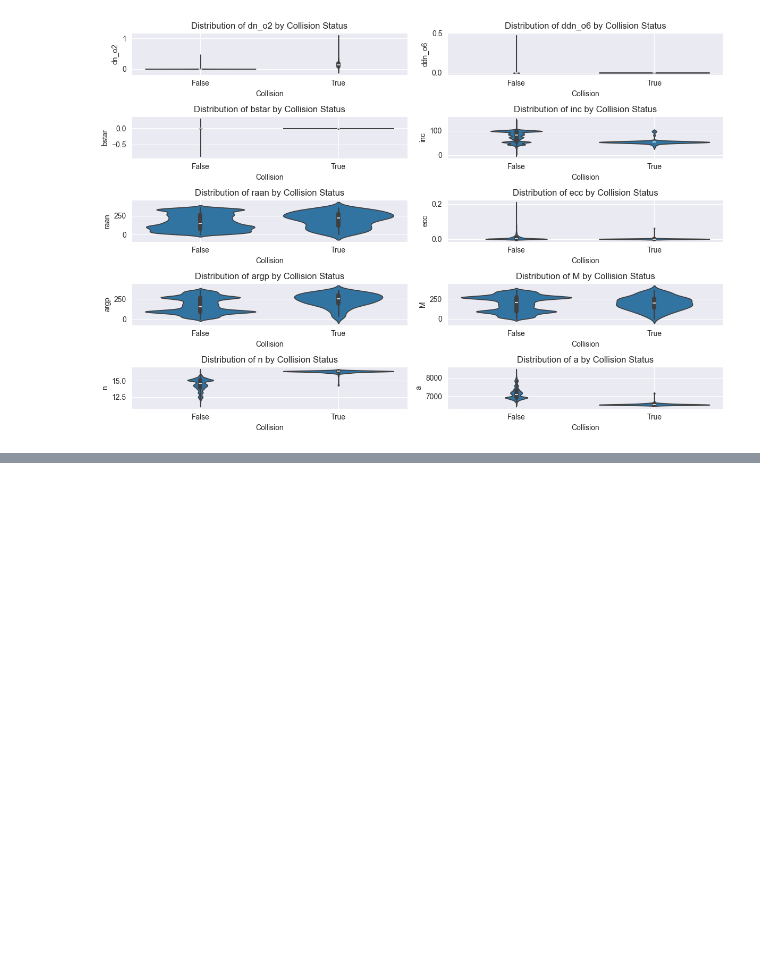
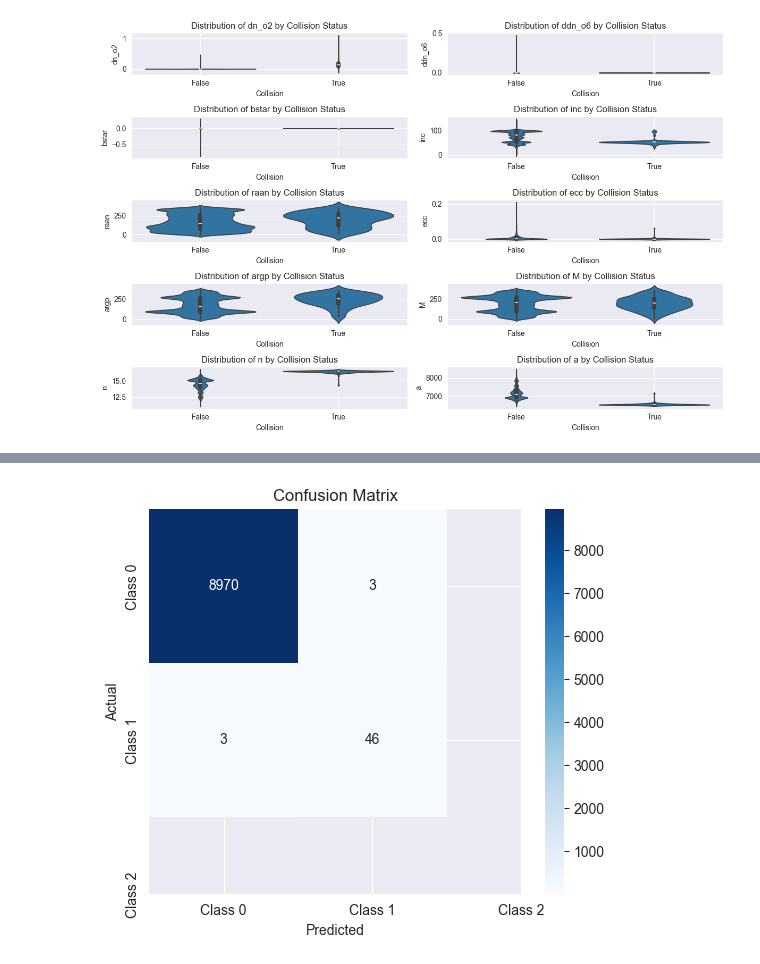
Before and after one commit to coleandreoli/SpaceDebrisCollisionPredictor, a Jupyter notebook: GetData.ipynb, the cells around one changed output, grey strips where cells are left out. Cells and saved outputs as stored; diff of their text form; code cells hidden in the pictures; blank space fills up the shorter version.

```diff
--- a/GetData.ipynb
+++ b/GetData.ipynb
@@ -327,0 +329,4 @@ df_pred
+# %%
+hi = col[col["HIGH_INTEREST"]=='Y']["NORAD_CAT_ID"]
+li = col[col["HIGH_INTEREST"]=='N']["NORAD_CAT_ID"]
+hi
@@ -327,0 +355,26 @@ df_pred
+# %%
+# Example: Creating three categories based on value ranges
+df['collision2'] = pd.cut(df['collision2'], bins=3, labels=["Low", "Medium", "High"])
+
+# Convert categorical labels to numerical labels
+df['collision2'] = df['collision2'].astype('category').cat.codes  # Converts 'Low'=0, 'Medium'=1, 'High'=2
+
+X = df[oe]  # Feature columns
+y = df['collision2']  # Target column (now categorical with three levels)
+
+# Split the data into training and testing sets
+X_train, X_test, y_train, y_test = train_test_split(X, y, test_size=0.4, random_state=42)
+
+# Initialize the classifier
+clf = RandomForestClassifier(n_estimators=100, random_state=42)
+
+# Train the classifier
+clf.fit(X_train, y_train)
+
+# Predict on the test set
+y_pred = clf.predict(X_test)
+
+# Evaluate the model
+print("Classification Report:")
+print(classification_report(y_test, y_pred))
+print("Accuracy:", accuracy_score(y_test, y_pred))
@@ -327,0 +393,17 @@ df_pred
+# %%
+import matplotlib.pyplot as plt
+import seaborn as sns
+from sklearn.metrics import confusion_matrix
+
+# Generate confusion matrix
+cm = confusion_matrix(y_test, y_pred)
+
+# Plot confusion matrix
+plt.figure(figsize=(6,5))
+sns.heatmap(cm, annot=True, fmt='d', cmap='Blues', xticklabels=["Class 0", "Class 1", "Class 2"], yticklabels=["Class 0", "Class 1", "Class 2"])
+plt.xlabel('Predicted')
+plt.ylabel('Actual')
+plt.title('Confusion Matrix')
+plt.show()
+# %% [output]
+[figure, added]
```
Also changed, not shown: parts of 24 cells of this notebook, 5 other files.
